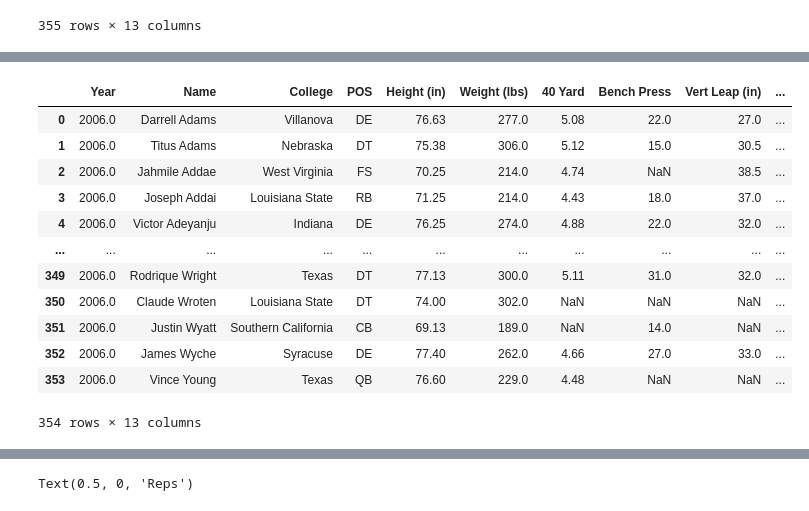
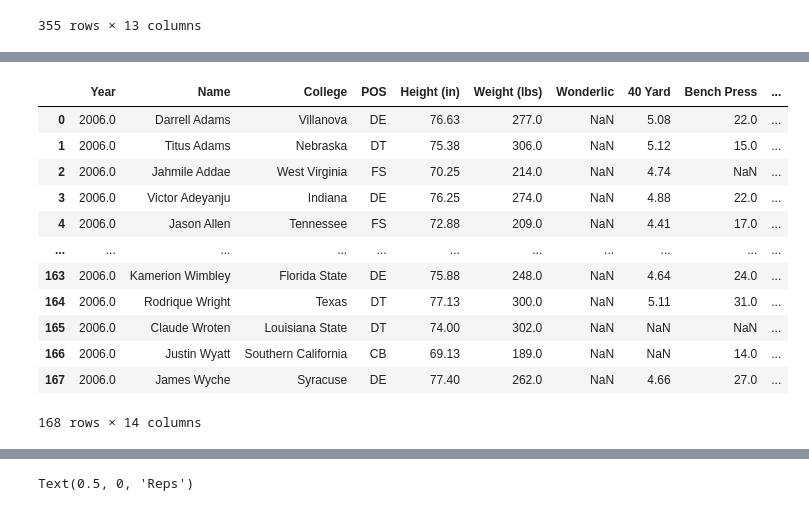
Before and after one commit to jkurt13/CapstoneTwo, a Jupyter notebook: Data Wrangling.ipynb, the cells around one changed output, grey strips where cells are left out. Drawn from its saved outputs; the diff is of its cells as text; code cells hidden in the pictures.

```diff
--- a/Data Wrangling.ipynb
+++ b/Data Wrangling.ipynb
@@ -62,7 +63,7 @@ defense_df_2000s
 | 3591 | von Oelhoffen, Kimo | 119 | 173 | 21.5 | 0 | 0 |
 3592 rows × 6 columns
 # %%
-combine_2006 = pd.read_csv('2006Combine.csv')
+combine_2006 = pd.read_csv('2006Combine.csv', encoding='utf-8-sig')
 combine_2006
 # %% [output]
 |  | Year | Name | College | POS | Height (in) | Weight (lbs) | Wonderlic | 40 Yard | Bench Press | ... |
@@ -78,3 +79,7 @@ combine_2006
 | 353 | 2006.0 | Vince Young | Texas | QB | 76.60 | 229.0 | 15.0 | 4.48 | NaN | ... |
 | 354 | NaN | NaN | NaN | NaN | NaN | NaN | NaN | NaN | NaN | ... |
 355 rows × 13 columns
+# %%
+combine_2006 = combine_2006.rename(columns={"Height\xa0(in)" : "Height (in)", "Weight\xa0(lbs)": 'Weight (lbs)',
+                                            'Vert Leap\xa0(in)': 'Vert Leap (in)', 'Broad Jump\xa0(in)': 'Broad Jump (in)',
+                                           '40\xa0Yard': '40 Yard'})
@@ -195,0 +239,4 @@ diff_names
+# %%
+
+defensive_combine = combine_2006[combine_2006['POS'].isin(['DE', 'DT', 'FS', 'OLB', 'SS', 'CB', 'ILB'])]
+defensive_combine
@@ -196,20 +257,20 @@ diff_names
 # %%
-combine_Record_2005 = combine_2006.merge(cfb_Team_Wins, on='College', how='left')
+combine_Record_2005 = defensive_combine.merge(cfb_Team_Wins, on='College', how='left')
 combine_Record_2005
 # %% [output]
-|  | Year | Name | College | POS | Height (in) | Weight (lbs) | 40 Yard | Bench Press | Vert Leap (in) | ... |
-| 0 | 2006.0 | Darrell Adams | Villanova | DE | 76.63 | 277.0 | 5.08 | 22.0 | 27.0 | ... |
-| 1 | 2006.0 | Titus Adams | Nebraska | DT | 75.38 | 306.0 | 5.12 | 15.0 | 30.5 | ... |
-| 2 | 2006.0 | Jahmile Addae | West Virginia | FS | 70.25 | 214.0 | 4.74 | NaN | 38.5 | ... |
-| 3 | 2006.0 | Joseph Addai | Louisiana State | RB | 71.25 | 214.0 | 4.43 | 18.0 | 37.0 | ... |
-| 4 | 2006.0 | Victor Adeyanju | Indiana | DE | 76.25 | 274.0 | 4.88 | 22.0 | 32.0 | ... |
+|  | Year | Name | College | POS | Height (in) | Weight (lbs) | Wonderlic | 40 Yard | Bench Press | ... |
+| 0 | 2006.0 | Darrell Adams | Villanova | DE | 76.63 | 277.0 | NaN | 5.08 | 22.0 | ... |
+| 1 | 2006.0 | Titus Adams | Nebraska | DT | 75.38 | 306.0 | NaN | 5.12 | 15.0 | ... |
+| 2 | 2006.0 | Jahmile Addae | West Virginia | FS | 70.25 | 214.0 | NaN | 4.74 | NaN | ... |
+| 3 | 2006.0 | Victor Adeyanju | Indiana | DE | 76.25 | 274.0 | NaN | 4.88 | 22.0 | ... |
+| 4 | 2006.0 | Jason Allen | Tennessee | FS | 72.88 | 209.0 | NaN | 4.41 | 17.0 | ... |
 | ... | ... | ... | ... | ... | ... | ... | ... | ... | ... | ... |
-| 349 | 2006.0 | Rodrique Wright | Texas | DT | 77.13 | 300.0 | 5.11 | 31.0 | 32.0 | ... |
-| 350 | 2006.0 | Claude Wroten | Louisiana State | DT | 74.00 | 302.0 | NaN | NaN | NaN | ... |
-| 351 | 2006.0 | Justin Wyatt | Southern California | CB | 69.13 | 189.0 | NaN | 14.0 | NaN | ... |
-| 352 | 2006.0 | James Wyche | Syracuse | DE | 77.40 | 262.0 | 4.66 | 27.0 | 33.0 | ... |
-| 353 | 2006.0 | Vince Young | Texas | QB | 76.60 | 229.0 | 4.48 | NaN | NaN | ... |
+| 163 | 2006.0 | Kamerion Wimbley | Florida State | DE | 75.88 | 248.0 | NaN | 4.64 | 24.0 | ... |
+| 164 | 2006.0 | Rodrique Wright | Texas | DT | 77.13 | 300.0 | NaN | 5.11 | 31.0 | ... |
+| 165 | 2006.0 | Claude Wroten | Louisiana State | DT | 74.00 | 302.0 | NaN | NaN | NaN | ... |
+| 166 | 2006.0 | Justin Wyatt | Southern California | CB | 69.13 | 189.0 | NaN | NaN | 14.0 | ... |
+| 167 | 2006.0 | James Wyche | Syracuse | DE | 77.40 | 262.0 | NaN | 4.66 | 27.0 | ... |
-354 rows × 13 columns
+168 rows × 14 columns
 # %%
 no_College = combine_Record_2005[combine_Record_2005['Win-Loss Record'].isna() == True]
 no_College.shape
```
Also changed, not shown: parts of 14 cells of this notebook.
